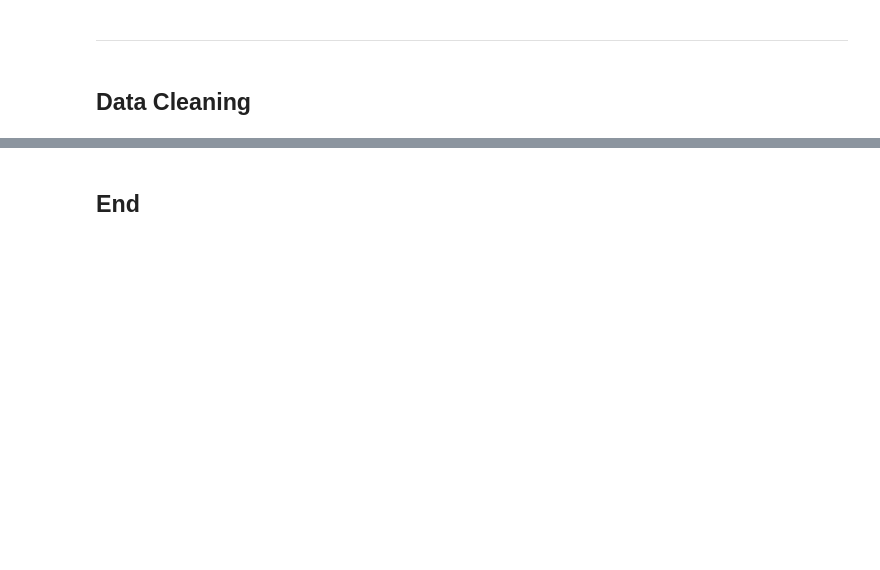
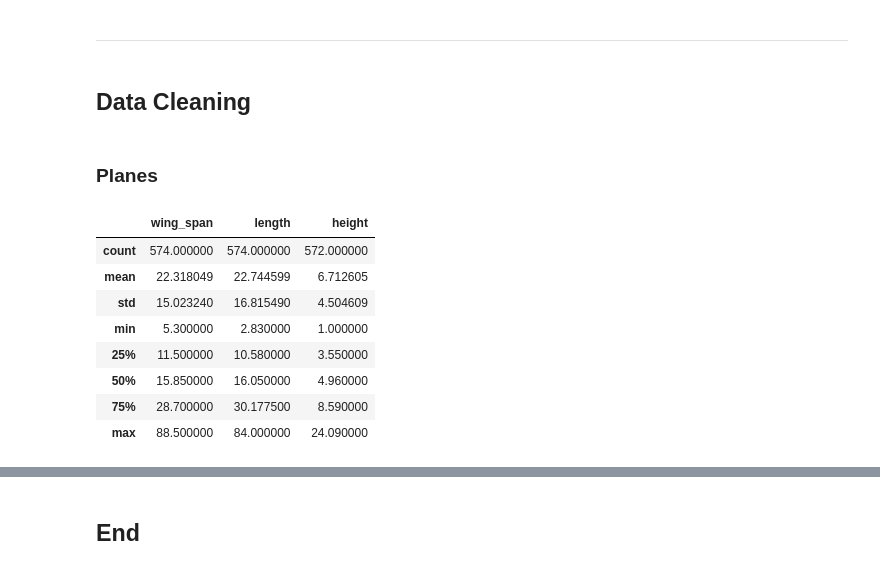
Before and after one commit to nadpierre/aircraft-crashes-clustering-project, a Jupyter notebook: data_collection_and_cleaning.ipynb, the cells around one changed output, grey strips where cells are left out. Drawn from its saved outputs; the diff is of its cells as text; code cells hidden in the pictures; blank space fills up the shorter version.

```diff
--- a/data_collection_and_cleaning.ipynb
+++ b/data_collection_and_cleaning.ipynb
@@ -399,0 +471,22 @@ dtype: int64
+# %% [markdown]
+### Planes
+# %%
+# Convert wing_span, length and height to float
+dimensions = ['wing_span', 'length', 'height']
+
+for column in dimensions:
+	planes_df[column] = planes_df[column].str.replace(' m', '')
+	planes_df[column] = planes_df[column].astype('float')
+
+
+planes_df[dimensions].describe()
+# %% [output]
+|  | wing_span | length | height |
+| count | 574.000000 | 574.000000 | 572.000000 |
+| mean | 22.318049 | 22.744599 | 6.712605 |
+| std | 15.023240 | 16.815490 | 4.504609 |
+| min | 5.300000 | 2.830000 | 1.000000 |
+| 25% | 11.500000 | 10.580000 | 3.550000 |
+| 50% | 15.850000 | 16.050000 | 4.960000 |
+| 75% | 28.700000 | 30.177500 | 8.590000 |
+| max | 88.500000 | 84.000000 | 24.090000 |
```
Also changed, not shown: parts of 16 cells of this notebook, 2 other files.
